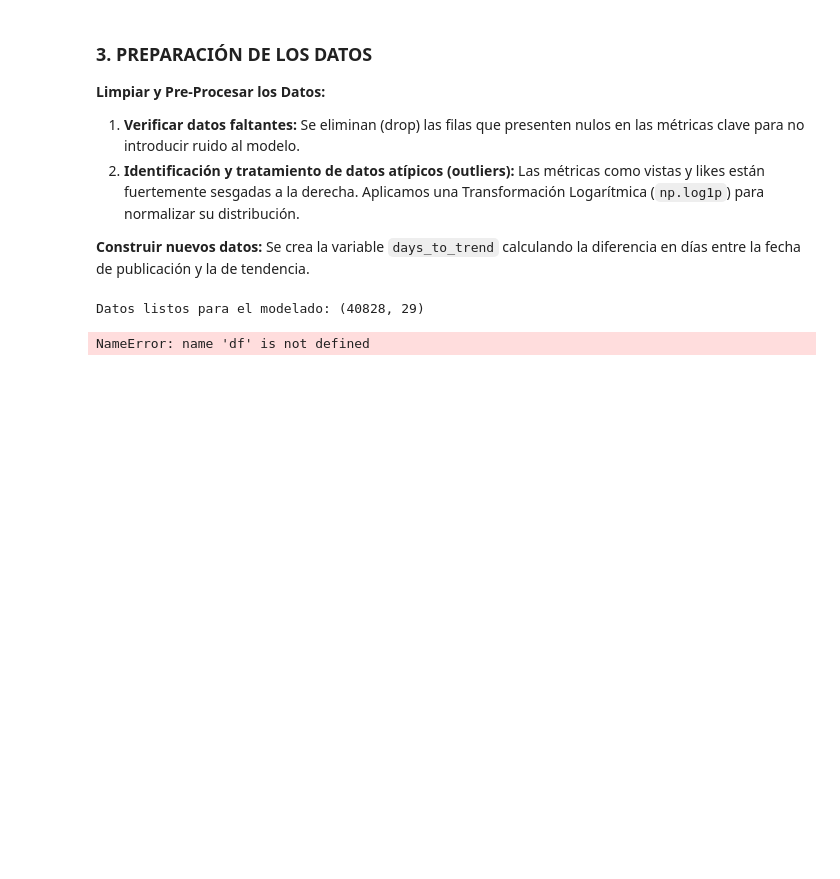
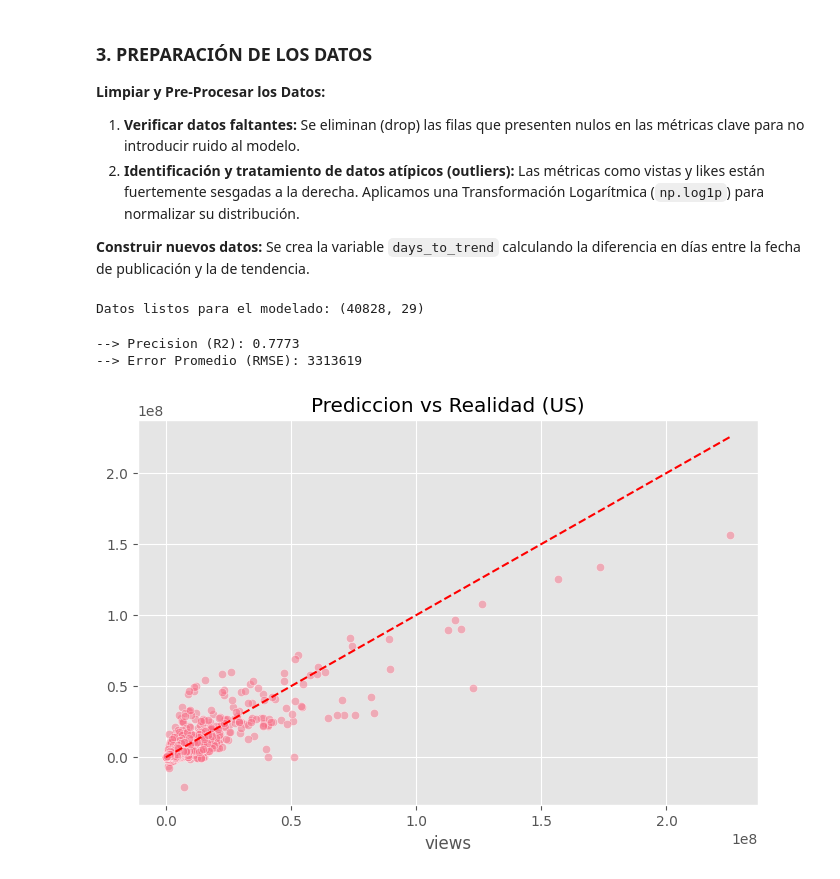
Before and after one commit to ghostrider101218/1ACC0216-TB2-2026-1, a Jupyter notebook: upc_2026_01_seccion_NRC_grupo4_tf.ipynb, the cells around one changed output. Drawn from its saved outputs; the diff is of its cells as text; code cells hidden in the pictures; blank space fills up the shorter version.

```diff
--- a/upc_2026_01_seccion_NRC_grupo4_tf.ipynb
+++ b/upc_2026_01_seccion_NRC_grupo4_tf.ipynb
@@ -521,33 +518,32 @@ from sklearn.linear_model import LinearRegression
 from sklearn.metrics import mean_squared_error, r2_score
 # %%
 
-def Regresion(df, nombrePais):
 
-    features = ['likes', 'dislikes', 'comment_count']
-    target = 'views'
-    X = df[features]
-    y = df[target]
+features = ['likes', 'dislikes', 'comment_count']
+target = 'views'
+X = df[features]
+y = df[target]
 
-    #División de datos (Entrenar / Probar)
-    X_train, X_test, y_train, y_test = train_test_split(X, y, test_size=0.2, random_state=42)
+#División de datos (Entrenar / Probar)
+X_train, X_test, y_train, y_test = train_test_split(X, y, test_size=0.2, random_state=42)
 
-    modelo = LinearRegression()
-    modelo.fit(X_train, y_train)
+modelo = LinearRegression()
+modelo.fit(X_train, y_train)
 
-    y_pred = modelo.predict(X_test)
+y_pred = modelo.predict(X_test)
 
-    r2 = r2_score(y_test, y_pred)
-    rmse = np.sqrt(mean_squared_error(y_test, y_pred))
+r2 = r2_score(y_test, y_pred)
+rmse = np.sqrt(mean_squared_error(y_test, y_pred))
 
-    print(f"--> Precision (R2): {r2:.4f}")
-    print(f"--> Error Promedio (RMSE): {rmse:.0f}")
+print(f"--> Precision (R2): {r2:.4f}")
+print(f"--> Error Promedio (RMSE): {rmse:.0f}")
 
-    plt.figure(figsize=(8, 5))
-    sns.scatterplot(x=y_test, y=y_pred, alpha=0.5)
-    plt.plot([y_test.min(), y_test.max()], [y_test.min(), y_test.max()], 'r--')
-    plt.title(f'Prediccion vs Realidad ({nombrePais})')
-    plt.show()
-
-Regresion(df, "Estados Unidos")
+plt.figure(figsize=(8, 5))
+sns.scatterplot(x=y_test, y=y_pred, alpha=0.5)
+plt.plot([y_test.min(), y_test.max()], [y_test.min(), y_test.max()], 'r--')
+plt.title(f'Prediccion vs Realidad ({"US"})')
+plt.show()
 # %% [output]
-NameError: name 'df' is not defined
+--> Precision (R2): 0.7773
+--> Error Promedio (RMSE): 3313619
+[figure, added]
```
Also changed, not shown: parts of 5 cells of this notebook.
